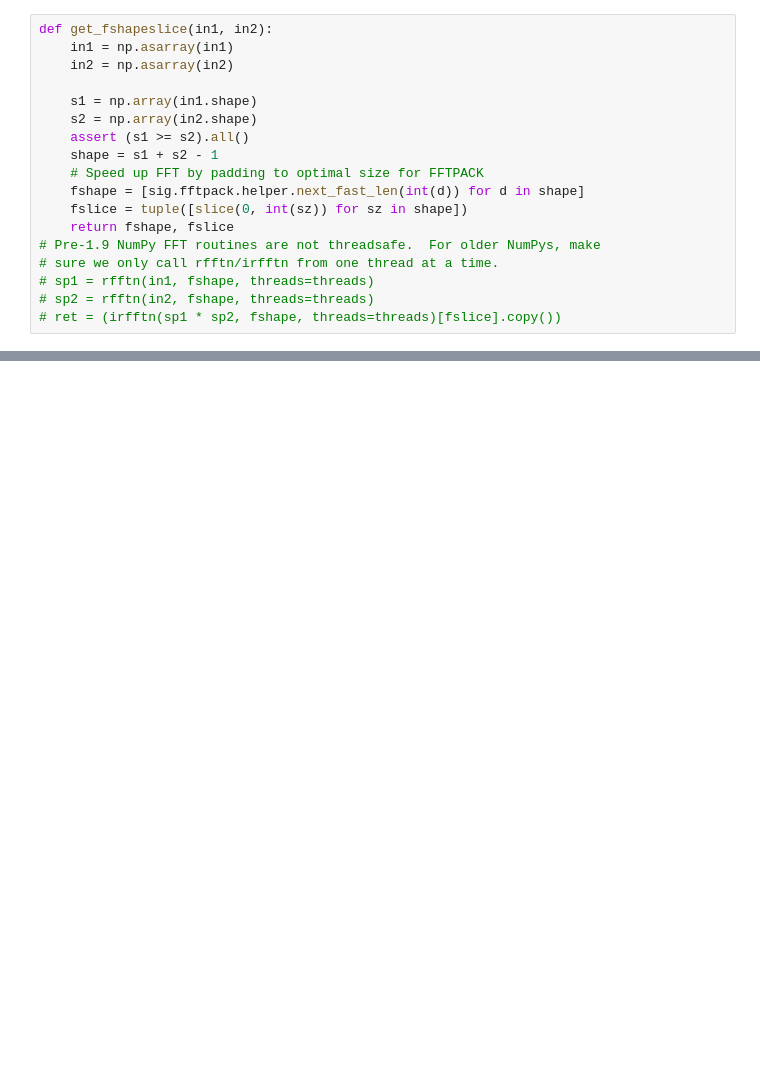
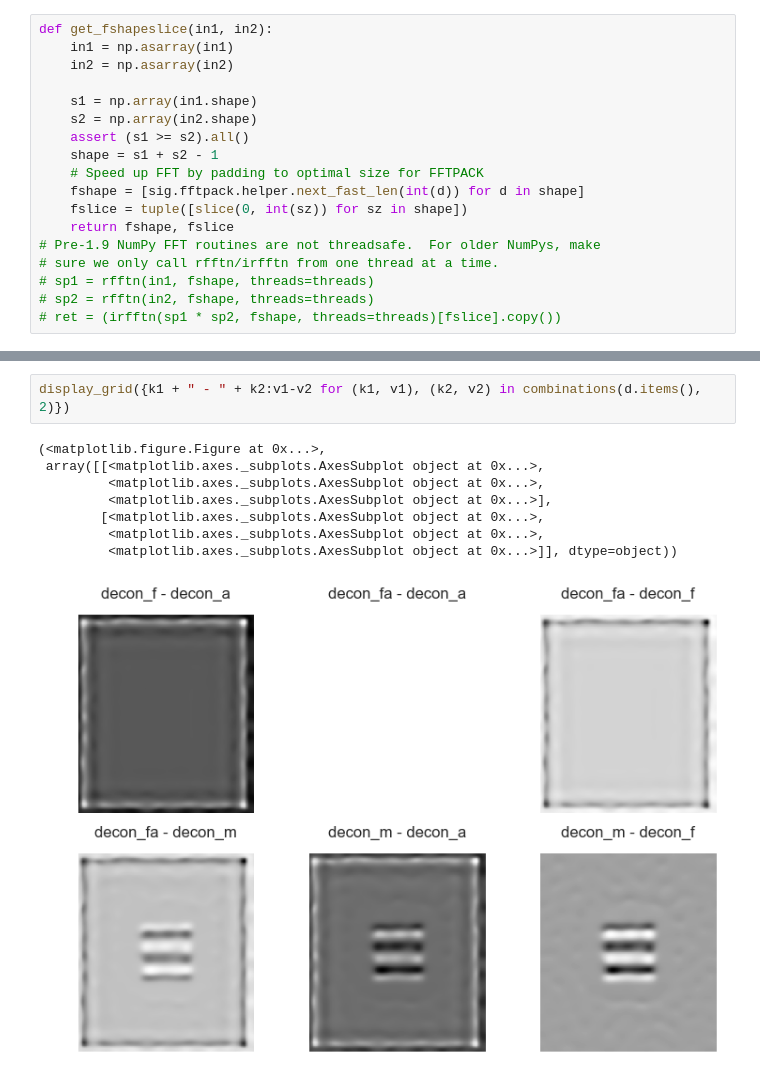
Before and after one commit to david-hoffman/pydecon, a Jupyter notebook: notebooks/RL Development Notebook.ipynb, the cells around one changed output, grey strips where cells are left out. Drawn from its saved outputs; the diff is of its cells as text; blank space fills up the shorter version.

```diff
--- a/notebooks/RL Development Notebook.ipynb
+++ b/notebooks/RL Development Notebook.ipynb
@@ -343,0 +346,11 @@ slice_plot(richardson_lucy2(yy, k, 1))
+# %%
+display_grid({k1 + " - " + k2:v1-v2 for (k1, v1), (k2, v2) in combinations(d.items(), 2)})
+# %% [output]
+(<matplotlib.figure.Figure at 0x...>,
+ array([[<matplotlib.axes._subplots.AxesSubplot object at 0x...>,
+         <matplotlib.axes._subplots.AxesSubplot object at 0x...>,
+         <matplotlib.axes._subplots.AxesSubplot object at 0x...>],
+        [<matplotlib.axes._subplots.AxesSubplot object at 0x...>,
+         <matplotlib.axes._subplots.AxesSubplot object at 0x...>,
+         <matplotlib.axes._subplots.AxesSubplot object at 0x...>]], dtype=object))
+[figure, added]
```
Also changed, not shown: parts of 21 cells of this notebook.
